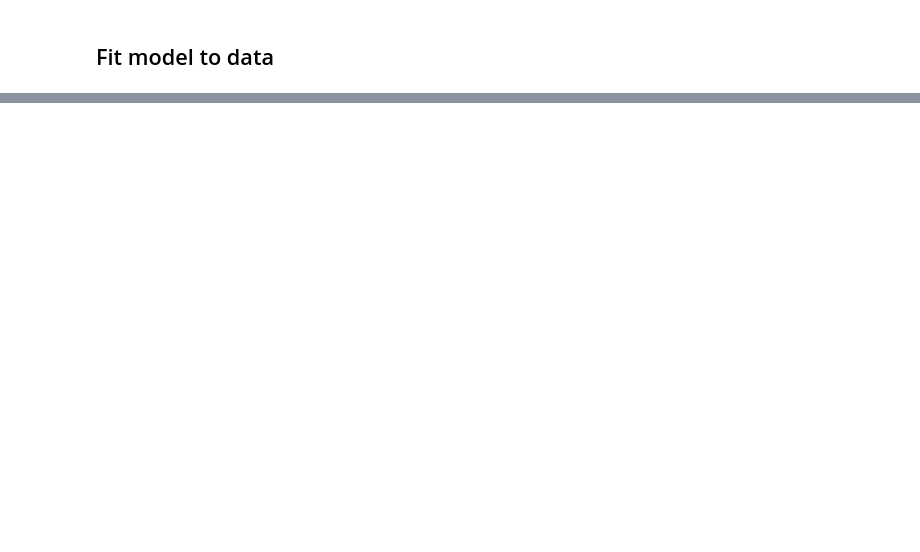
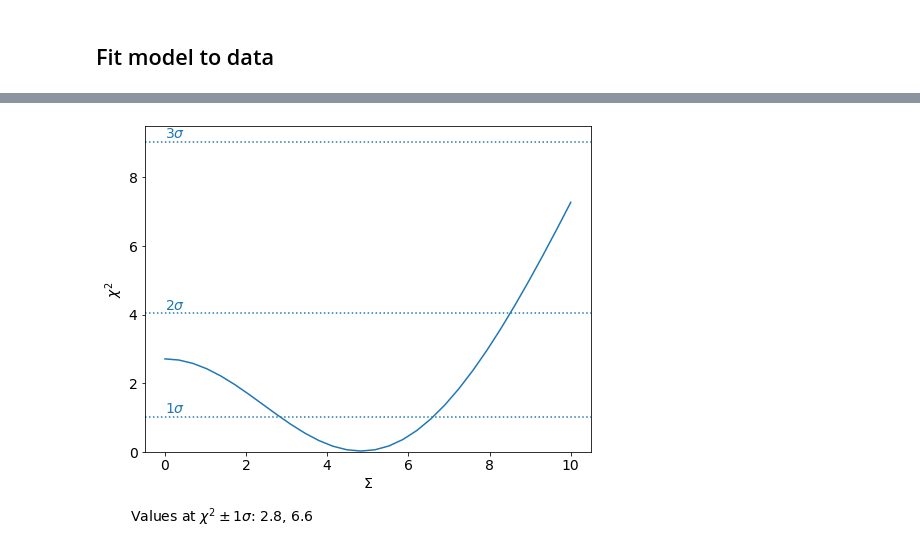
Before and after one commit to mathildepinon/densitysplit, a Jupyter notebook: nb/BAO_fit.ipynb, the cells around one changed output, grey strips where cells are left out. Drawn from its saved outputs; the diff is of its cells as text; code cells hidden in the pictures; blank space fills up the shorter version.

```diff
--- a/nb/BAO_fit.ipynb
+++ b/nb/BAO_fit.ipynb
@@ -141,0 +170,39 @@ plt.show()
+# %%
+pk_model = PkModel(sep=s, ells=ells, xiell=xiell, cov=cov, redshift=z, cosmology=cosmo_abacus, k=np.logspace(-3,2,1000), split=False)
+pk_model.set_pk_model()
+pk_model.set_default_params(**default_params)
+# %%
+sigmas = np.linspace(0, 10, 30)
+pk_model.set_s_lower_limit(50)
+
+def compute_chi2(sigma, bao_peak=True):
+    pk_model.set_default_params(sigma_par=sigma)
+    # initialize parameters
+    params_init = {'b': 2., 'alpha_par': 1., 'broadband_coeffs': broadband_coeffs}
+    pk_model.fit(fit_params_init=params_init, s_lower_limit=s_lower_limit, print_output=False, bao_peak=bao_peak)
+    return pk_model.chi_square(reduced=False)
+
+#chi2 = np.array([compute_chi2(sigma, bao_peak=False) for sigma in sigmas])
+chi2_bao_peak = np.array([compute_chi2(sigma) for sigma in sigmas])
+# %%
+min_chi2 = np.min(chi2_bao_peak)
+# %%
+#plt.plot(sigmas, chi2, label='Without BAO peak', color='C1')
+plt.plot(sigmas, chi2_bao_peak, label='With BAO peak', color='C0')
+plt.axhline(min_chi2+chi_squared[0], linestyle='dotted', color='C0')
+plt.axhline(min_chi2+chi_squared[1], linestyle='dotted', color='C0')
+plt.axhline(min_chi2+chi_squared[2], linestyle='dotted', color='C0')
+plt.text(0., min_chi2+chi_squared[0]+0.1, r'1$\sigma$', color='C0')
+plt.text(0., min_chi2+chi_squared[1]+0.1, r'2$\sigma$', color='C0')
+plt.text(0., min_chi2+chi_squared[2]+0.1, r'3$\sigma$', color='C0')
+plt.xlabel(r'$\Sigma$')
+plt.ylabel(r'$\chi^2$')
+plt.ylim(bottom=0)
+#plt.legend()
+
+a, b = np.argwhere(np.diff(np.sign(chi2_bao_peak - (min_chi2+chi_squared[0])))).flatten()
+plt.suptitle(r'Values at $\chi^2 \pm 1\sigma$: {:.1f}, {:.1f}'.format(sigmas[a], sigmas[b]),
+             ha='left', x=0.1, y=0, size=14)
+plt.show()
+# %% [output]
+[figure, added]
```
Also changed, not shown: parts of 15 cells of this notebook, 3 other files.
